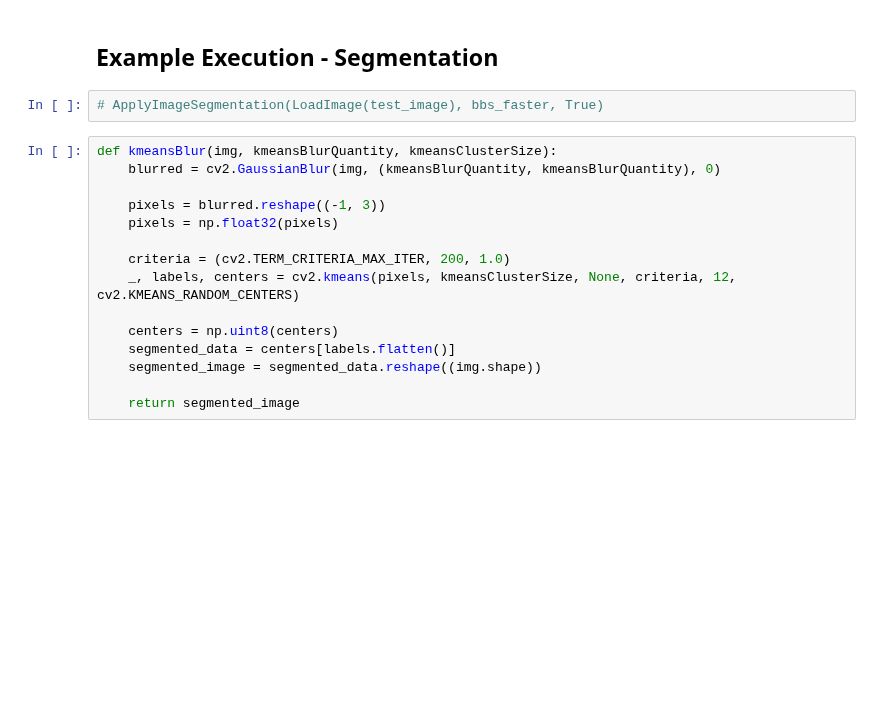
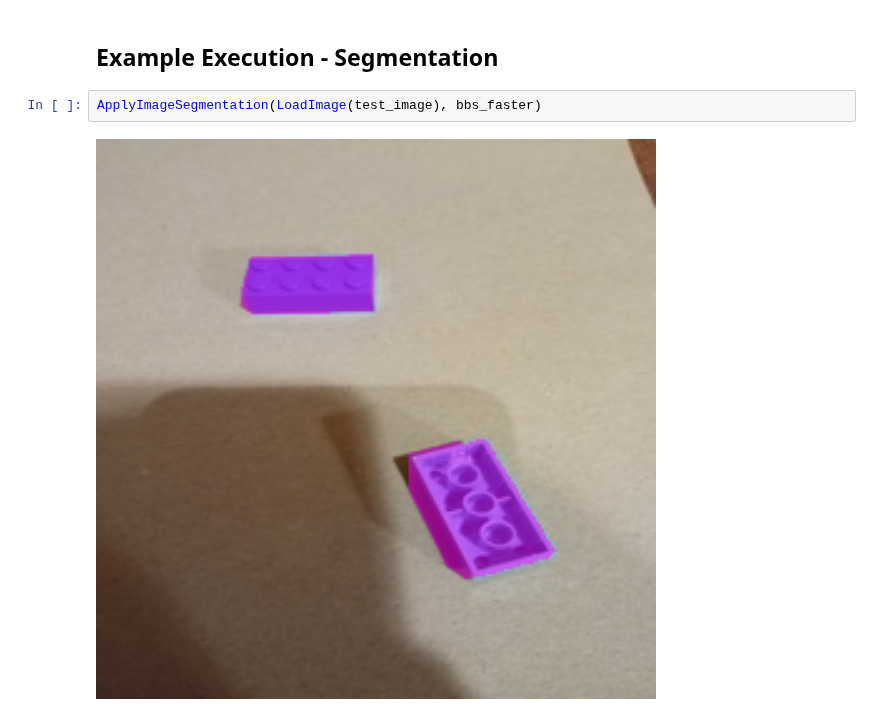
Before and after one commit to Johnny-droid/Lego-Image-Detector, a Jupyter notebook: p2/task3/task3.ipynb, the cells around one changed output. Cells and saved outputs as stored; diff of their text form; blank space fills up the shorter version.

```diff
--- a/p2/task3/task3.ipynb
+++ b/p2/task3/task3.ipynb
@@ -294,19 +303,6 @@ YOLO:
 # %% [markdown]
 ## Example Execution - Segmentation
 # %%
-# ApplyImageSegmentation(LoadImage(test_image), bbs_faster, True)
+ApplyImageSegmentation(LoadImage(test_image), bbs_faster)
+# %% [output]
+[figure, added]
-# %%
-def kmeansBlur(img, kmeansBlurQuantity, kmeansClusterSize):
-    blurred = cv2.GaussianBlur(img, (kmeansBlurQuantity, kmeansBlurQuantity), 0)
-
-    pixels = blurred.reshape((-1, 3))
-    pixels = np.float32(pixels)
-
-    criteria = (cv2.TERM_CRITERIA_MAX_ITER, 200, 1.0)
-    _, labels, centers = cv2.kmeans(pixels, kmeansClusterSize, None, criteria, 12, cv2.KMEANS_RANDOM_CENTERS)
-
-    centers = np.uint8(centers)
-    segmented_data = centers[labels.flatten()]
-    segmented_image = segmented_data.reshape((img.shape))
-
-    return segmented_image
```
Also changed, not shown: parts of 3 cells of this notebook.
